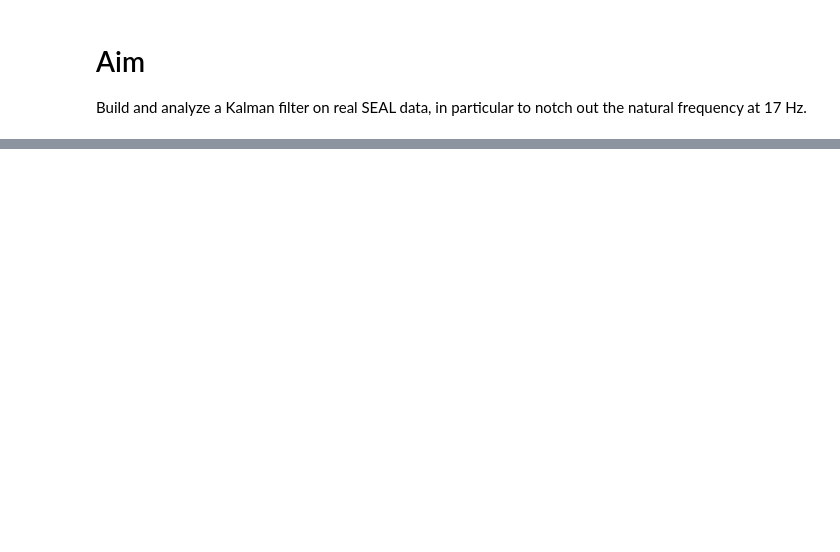
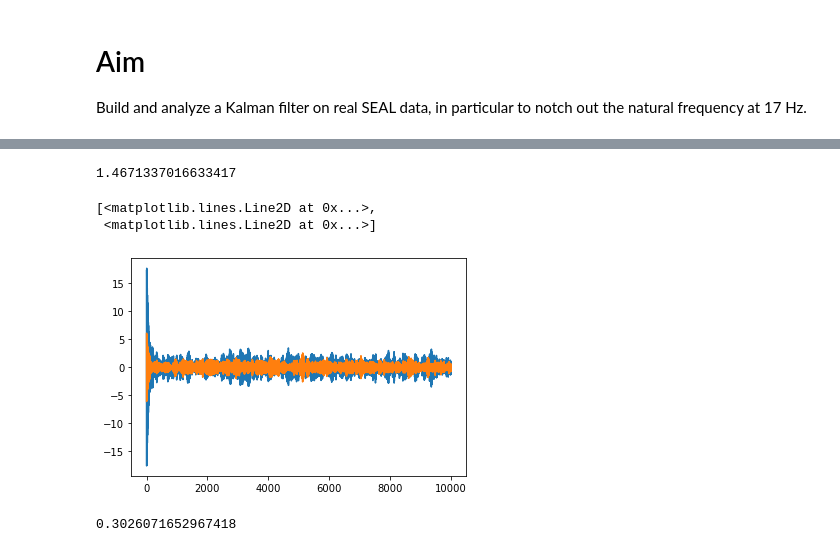
Before and after one commit to aditya-sengupta/seallqg, a Jupyter notebook: notebooks/notch_filter.ipynb, the cells around one changed output, grey strips where cells are left out. Cells and saved outputs as stored; diff of their text form; code cells hidden in the pictures; blank space fills up the shorter version.

```diff
--- a/notebooks/notch_filter.ipynb
+++ b/notebooks/notch_filter.ipynb
@@ -117,0 +79,36 @@ plt.savefig("../plots/rtf_vibe.png")
+# %%
+nsteps = 10000
+process_dist = mvn(cov=klv.W, allow_singular=True)
+measure_dist = mvn(cov=klv.V, allow_singular=True)
+# %%
+states_un = np.zeros((nsteps, klv.state_size))
+states_un[0,:] = 100 * process_dist.rvs()
+for i in range(1, nsteps):
+    states_un[i,:] = klv.A @ states_un[i-1,:] + process_dist.rvs()
+
+rms(states_un @ klv.C.T)
+# %% [output]
+1.4671337016633417
+# %%
+plt.plot(states_un @ klv.C.T)
+# %% [output]
+[<matplotlib.lines.Line2D at 0x...>,
+ <matplotlib.lines.Line2D at 0x...>]
+[figure, added]
+# %%
+states = np.zeros((nsteps, klv.state_size))
+states_hat = np.zeros((nsteps, klv.state_size))
+states[0,:] = states_un[0,:]
+states_hat[0,:] = states_un[0,:]
+for i in range(1, nsteps):
+    x = states[i-1,:]
+    x_hat = states_hat[i-1,:]
+    u = -klv.L @ x_hat
+    y = klv.C @ (klv.A @ x + klv.B @ u) + measure_dist.rvs()
+    innovation = y - klv.C @ (klv.A @ x_hat + klv.B @ u)
+    states_hat[i,:] = klv.A @ x_hat + klv.B @ u + klv.K @ innovation
+    states[i,:] = states[i,:] + process_dist.rvs()
+
+rms(states @ klv.C.T)
+# %% [output]
+0.3026071652967418
```
Also changed, not shown: parts of 22 cells of this notebook, 8 other files.
